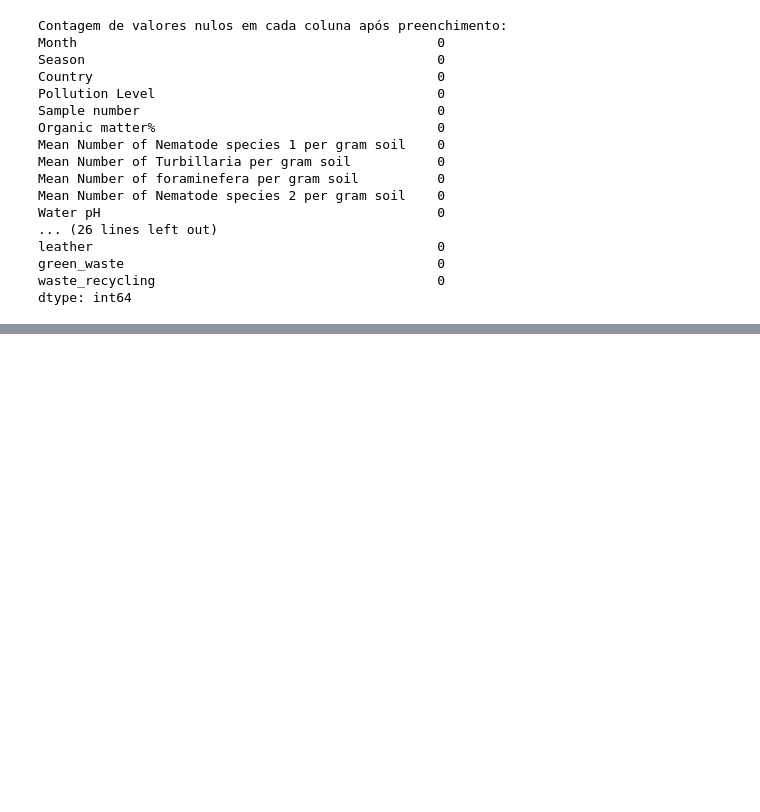
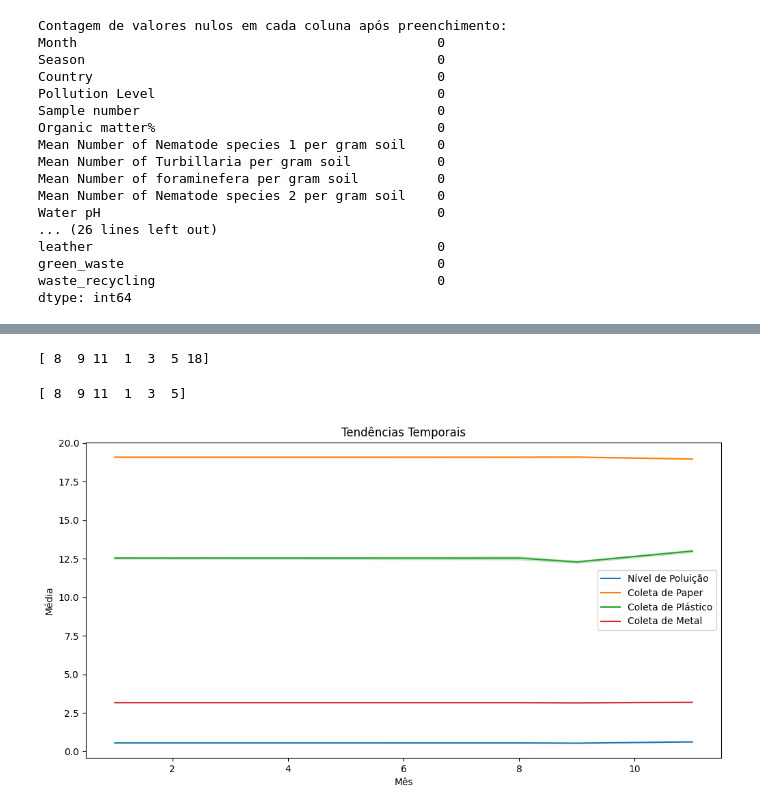
Before and after one commit to SamaraMoreira/EcoOcean-IA, a Jupyter notebook: EcoOcean.ipynb, the cells around one changed output, grey strips where cells are left out. Cells and saved outputs as stored; diff of their text form; code cells hidden in the pictures; blank space fills up the shorter version.

```diff
--- a/EcoOcean.ipynb
+++ b/EcoOcean.ipynb
@@ -618,0 +751,30 @@ dtype: int64
+# %%
+# Exibir os valores únicos na coluna 'Month'
+print(df['Month'].unique())
+# %% [output]
+[ 8  9 11  1  3  5 18]
+# %%
+mes_mais_comum = df['Month'].mode()[0]
+
+# Em seguida, substituímos os valores 18 pelo mês mais comum
+df['Month'] = df['Month'].replace(18, mes_mais_comum)
+# %%
+# Exibir os valores únicos na coluna 'Month'
+print(df['Month'].unique())
+# %% [output]
+[ 8  9 11  1  3  5]
+# %%
+# Plote os dados
+plt.figure(figsize=(12, 6))
+sns.lineplot(data=df, x='Month', y='Pollution Level', label='Nível de Poluição')
+sns.lineplot(data=df, x='Month', y='paper', label='Coleta de Paper')
+sns.lineplot(data=df, x='Month', y='plastic', label='Coleta de Plástico')
+sns.lineplot(data=df, x='Month', y='metal', label='Coleta de Metal')
+# Adicione outras linhas para cada tipo de material que você tem no seu conjunto de dados
+plt.title('Tendências Temporais')
+plt.xlabel('Mês')
+plt.ylabel('Média')
+plt.legend()
+plt.show()
+# %% [output]
+[figure, added]
```
Also changed, not shown: parts of 34 cells of this notebook.
